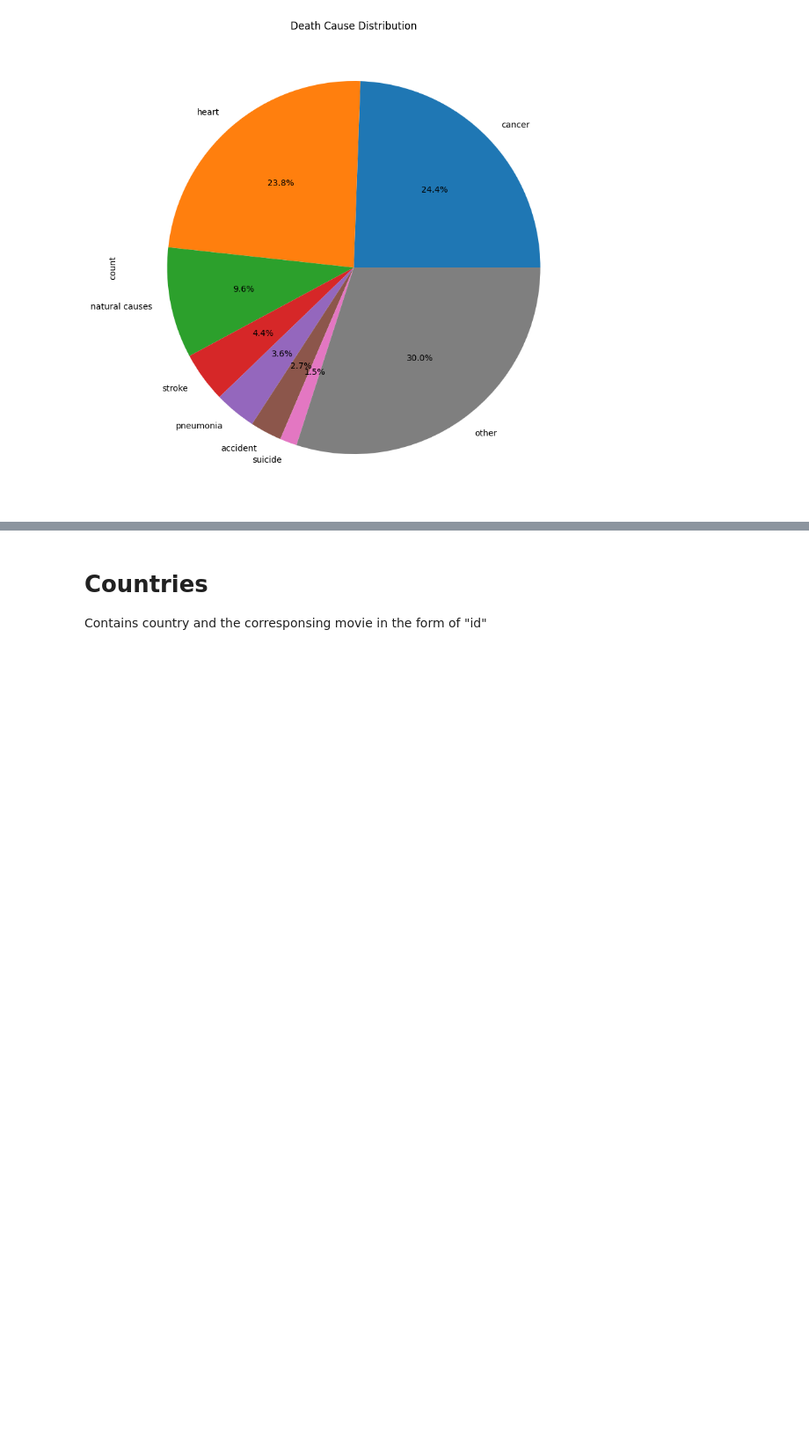
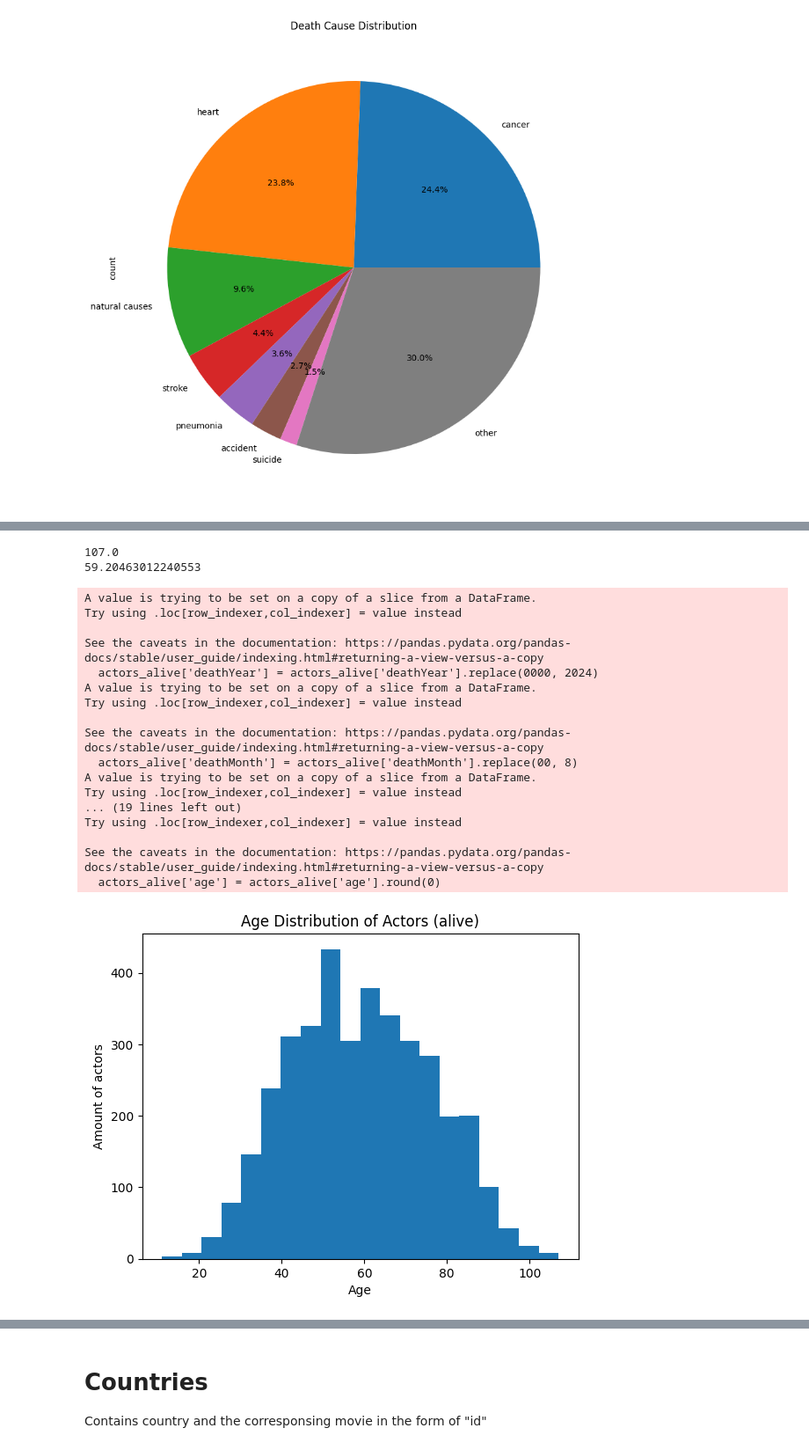
Before and after one commit to DasGewuerz/htw_letterboxd, a Jupyter notebook: letterboxd.ipynb, the cells around one changed output, grey strips where cells are left out. Shown: that part at 88% size. Cells and saved outputs as stored; diff of their text form; code cells hidden in the pictures; blank space fills up the shorter version.

```diff
--- a/letterboxd.ipynb
+++ b/letterboxd.ipynb
@@ -345,0 +382,52 @@ See the caveats in the documentation: https://pandas.pydata.org/pandas-docs/stab
+# %%
+actors_alive = actors_qual_prepped[actors_qual_prepped['deathYear'] == 0000]
+
+# if there is no death date, fill it with today's date to calculate age
+actors_alive['deathYear'] = actors_alive['deathYear'].replace(0000, 2024)
+actors_alive['deathMonth'] = actors_alive['deathMonth'].replace(00, 8)
+actors_alive['deathDay'] = actors_alive['deathDay'].replace(00, 2)
+
+# calculate age
+actors_alive['age'] = actors_alive['deathYear'] - actors_alive['birthYear']
+actors_alive['age'] = actors_alive['age'] + (actors_alive['deathMonth'] - actors_alive['birthMonth'])/12
+actors_alive['age'] = actors_alive['age'] + (actors_alive['deathDay'] - actors_alive['birthDay'])/365
+
+# round age
+actors_alive['age'] = actors_alive['age'].round(0)
+
+
+# remove actors that are older than the oldest actor that died
+actors_alive = actors_alive[~((actors_alive['deathYear'] == 2024) & (actors_alive['deathMonth'] == 8) & (actors_alive['deathDay'] == 2) & (actors_alive['age'] > maxage))]
+
+
+maxage_alive = actors_alive['age'].max()
+print(maxage_alive)
+meanage_alive = actors_alive['age'].mean()
+print(meanage_alive)
+
+plt.hist(actors_alive['age'], bins=20)
+plt.xlabel("Age")
+plt.ylabel("Amount of actors")
+plt.title("Age Distribution of Actors (alive)")
+plt.show()
+# %% [output]
+107.0
+59.20463012240553
+A value is trying to be set on a copy of a slice from a DataFrame.
+Try using .loc[row_indexer,col_indexer] = value instead
+
+See the caveats in the documentation: https://pandas.pydata.org/pandas-docs/stable/user_guide/indexing.html#returning-a-view-versus-a-copy
+  actors_alive['deathYear'] = actors_alive['deathYear'].replace(0000, 2024)
+A value is trying to be set on a copy of a slice from a DataFrame.
+Try using .loc[row_indexer,col_indexer] = value instead
+
+See the caveats in the documentation: https://pandas.pydata.org/pandas-docs/stable/user_guide/indexing.html#returning-a-view-versus-a-copy
+  actors_alive['deathMonth'] = actors_alive['deathMonth'].replace(00, 8)
+A value is trying to be set on a copy of a slice from a DataFrame.
+Try using .loc[row_indexer,col_indexer] = value instead
+... (19 lines left out)
+Try using .loc[row_indexer,col_indexer] = value instead
+
+See the caveats in the documentation: https://pandas.pydata.org/pandas-docs/stable/user_guide/indexing.html#returning-a-view-versus-a-copy
+  actors_alive['age'] = actors_alive['age'].round(0)
+[figure, added]
```
Also changed, not shown: parts of 6 cells of this notebook.
